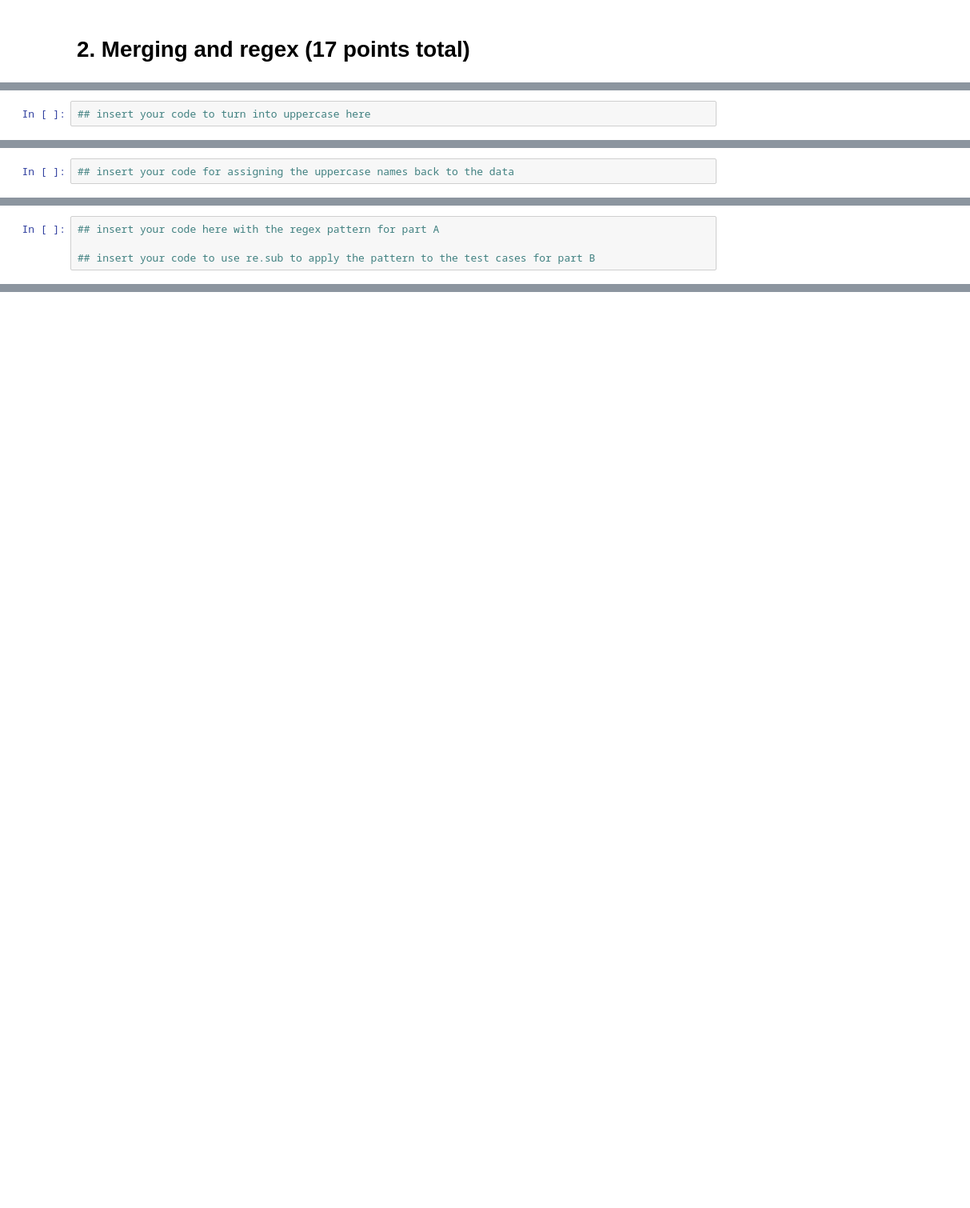
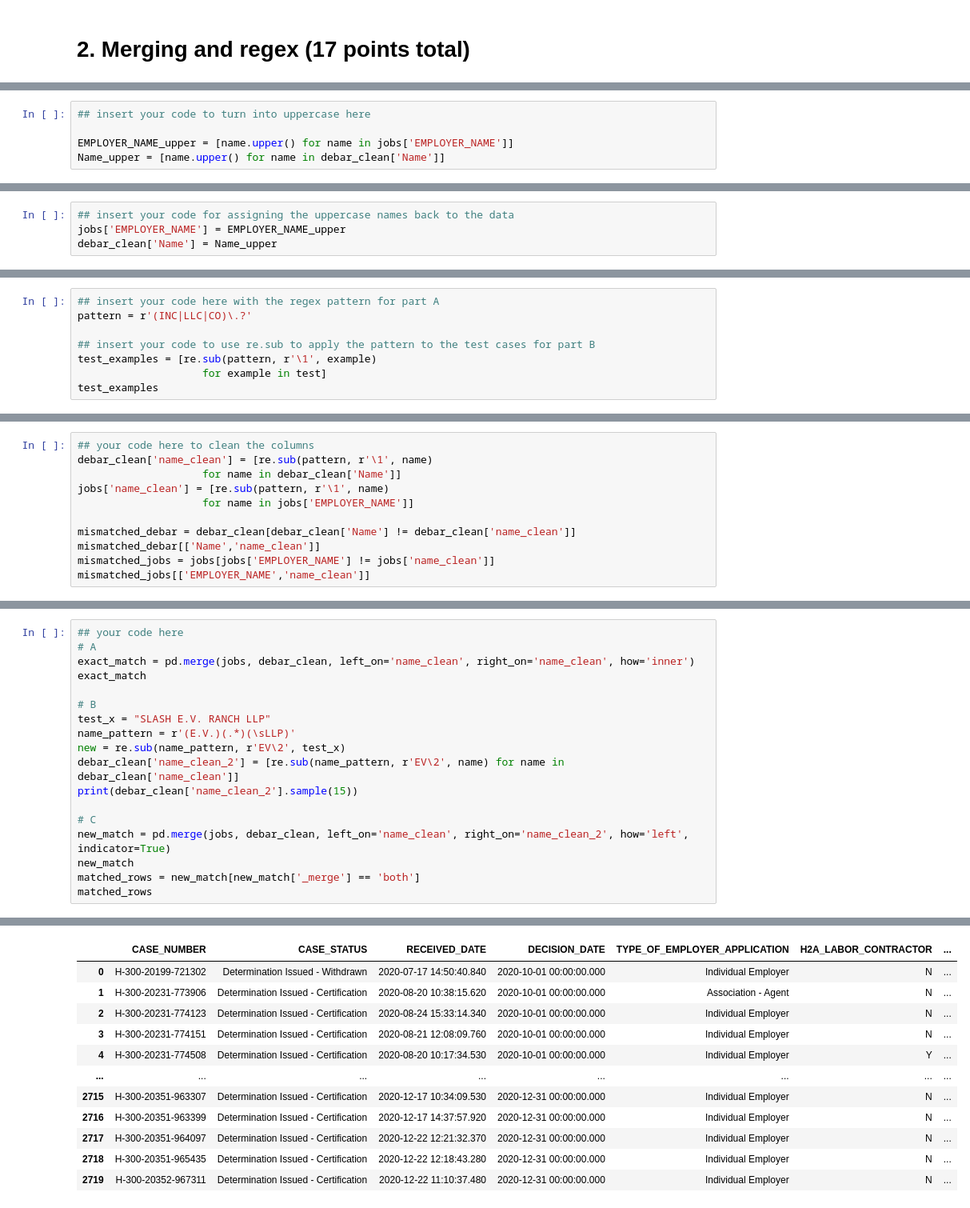
Before and after one commit to ishikaj12/QSS20_S24, a Jupyter notebook: my_work/psets/pset2/pset2_jha.ipynb, the cells around one changed output, grey strips where cells are left out. Shown at 80% size. Cells and saved outputs as stored; diff of their text form; blank space fills up the shorter version.

```diff
--- a/my_work/psets/pset2/pset2_jha.ipynb
+++ b/my_work/psets/pset2/pset2_jha.ipynb
@@ -226,5 +270,8 @@ B. Print a random sample of 15 values of each result
 C. Assign the full vector of uppercase names back to the original data, writing over the original `EMPLOYER_NAME` and `Name` columns
 # %%
 ## insert your code to turn into uppercase here
+
+EMPLOYER_NAME_upper = [name.upper() for name in jobs['EMPLOYER_NAME']]
+Name_upper = [name.upper() for name in debar_clean['Name']]
 # %%
 ## insert your code for the random sample
@@ -231,5 +286,7 @@ C. Assign the full vector of uppercase names back to the original data, writing
 # %%
 ## insert your code for assigning the uppercase names back to the data
+jobs['EMPLOYER_NAME'] = EMPLOYER_NAME_upper
+debar_clean['Name'] = Name_upper
 # %% [markdown]
 ### 2.3.2 Cleaning up punctuation (4 points)
 
@@ -250,4 +308,8 @@ neg_example = "E.V. RANCH LLP"
 # %%
 ## insert your code here with the regex pattern for part A
+pattern = r'(INC|LLC|CO)\.?'
 
 ## insert your code to use re.sub to apply the pattern to the test cases for part B
+test_examples = [re.sub(pattern, r'\1', example)
+                    for example in test]
+test_examples
@@ -260,3 +324,14 @@ Use that pattern in conjunction with `re.sub` and list comprehension to clean th
 - `jobs` print the `EMPLOYER_NAME` and `name_clean` columns
 
 Make sure to use the uppercase versions of the variables
+# %%
+## your code here to clean the columns
+debar_clean['name_clean'] = [re.sub(pattern, r'\1', name)
+                    for name in debar_clean['Name']]
+jobs['name_clean'] = [re.sub(pattern, r'\1', name)
+                    for name in jobs['EMPLOYER_NAME']]
+
+mismatched_debar = debar_clean[debar_clean['Name'] != debar_clean['name_clean']]
+mismatched_debar[['Name','name_clean']]
+mismatched_jobs = jobs[jobs['EMPLOYER_NAME'] != jobs['name_clean']]
+mismatched_jobs[['EMPLOYER_NAME','name_clean']]
@@ -287,0 +400,19 @@ C. Conduct a left join using `name_clean_2` as the join column where the left ha
+# %%
+## your code here
+# A
+exact_match = pd.merge(jobs, debar_clean, left_on='name_clean', right_on='name_clean', how='inner')
+exact_match
+
+# B
+test_x = "SLASH E.V. RANCH LLP"
+name_pattern = r'(E.V.)(.*)(\sLLP)'
+new = re.sub(name_pattern, r'EV\2', test_x)
+debar_clean['name_clean_2'] = [re.sub(name_pattern, r'EV\2', name) for name in debar_clean['name_clean']]
+print(debar_clean['name_clean_2'].sample(15))
+
+# C
+new_match = pd.merge(jobs, debar_clean, left_on='name_clean', right_on='name_clean_2', how='left', indicator=True)
+new_match
+matched_rows = new_match[new_match['_merge'] == 'both']
+matched_rows
+# %% [output]
@@ -287,0 +438,12 @@ C. Conduct a left join using `name_clean_2` as the join column where the left ha
+|  | CASE_NUMBER | CASE_STATUS | RECEIVED_DATE | DECISION_DATE | TYPE_OF_EMPLOYER_APPLICATION | H2A_LABOR_CONTRACTOR | ... |
+| 0 | H-300-20199-721302 | Determination Issued - Withdrawn | 2020-07-17 14:50:40.840 | 2020-10-01 00:00:00.000 | Individual Employer | N | ... |
+| 1 | H-300-20231-773906 | Determination Issued - Certification | 2020-08-20 10:38:15.620 | 2020-10-01 00:00:00.000 | Association - Agent | N | ... |
+| 2 | H-300-20231-774123 | Determination Issued - Certification | 2020-08-24 15:33:14.340 | 2020-10-01 00:00:00.000 | Individual Employer | N | ... |
+| 3 | H-300-20231-774151 | Determination Issued - Certification | 2020-08-21 12:08:09.760 | 2020-10-01 00:00:00.000 | Individual Employer | N | ... |
+| 4 | H-300-20231-774508 | Determination Issued - Certification | 2020-08-20 10:17:34.530 | 2020-10-01 00:00:00.000 | Individual Employer | Y | ... |
+| ... | ... | ... | ... | ... | ... | ... | ... |
+| 2715 | H-300-20351-963307 | Determination Issued - Certification | 2020-12-17 10:34:09.530 | 2020-12-31 00:00:00.000 | Individual Employer | N | ... |
+| 2716 | H-300-20351-963399 | Determination Issued - Certification | 2020-12-17 14:37:57.920 | 2020-12-31 00:00:00.000 | Individual Employer | N | ... |
+| 2717 | H-300-20351-964097 | Determination Issued - Certification | 2020-12-22 12:21:32.370 | 2020-12-31 00:00:00.000 | Individual Employer | N | ... |
+| 2718 | H-300-20351-965435 | Determination Issued - Certification | 2020-12-22 12:18:43.280 | 2020-12-31 00:00:00.000 | Individual Employer | N | ... |
+| 2719 | H-300-20352-967311 | Determination Issued - Certification | 2020-12-22 11:10:37.480 | 2020-12-31 00:00:00.000 | Individual Employer | N | ... |
```
Also changed, not shown: parts of 19 cells of this notebook, 15 other files.
